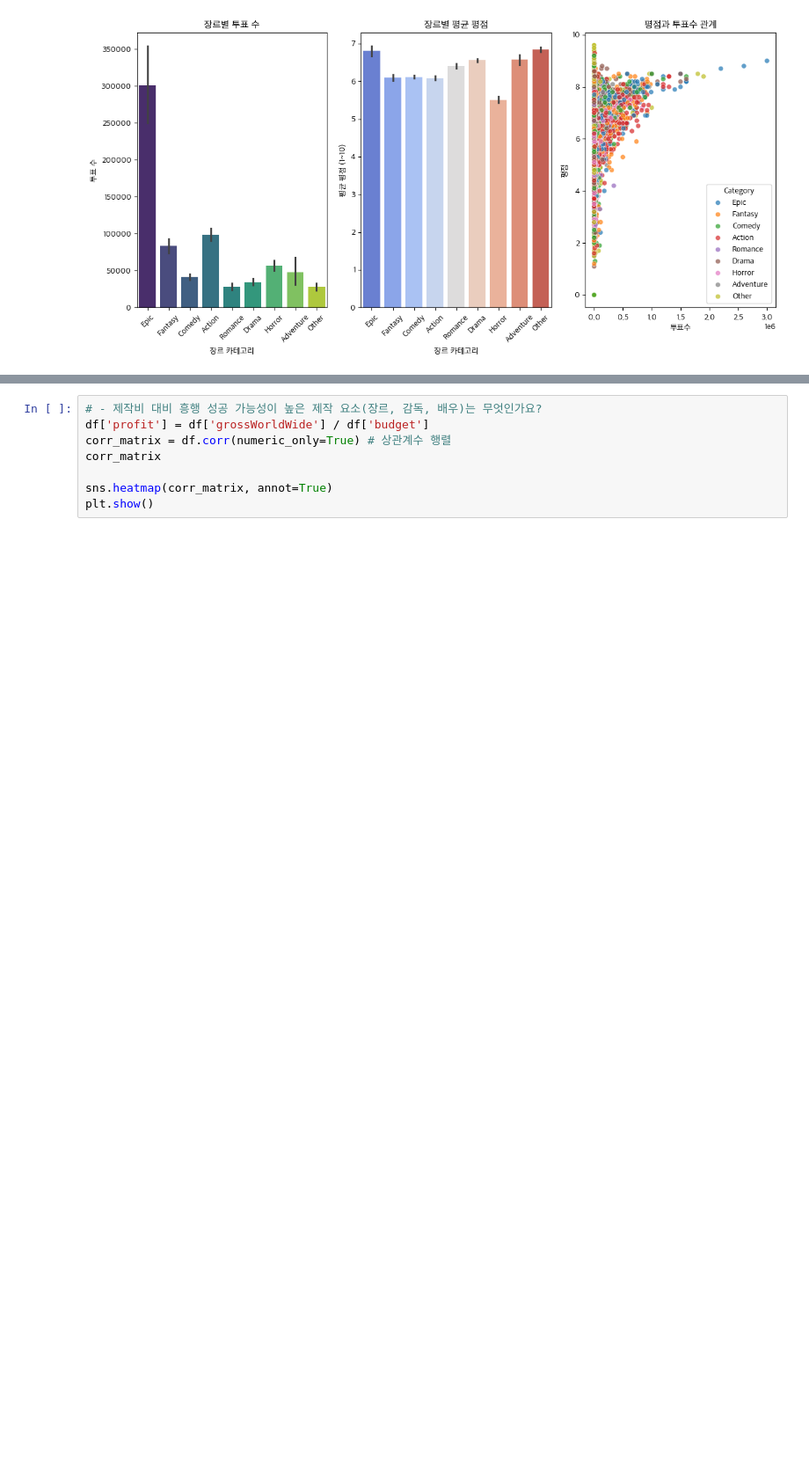
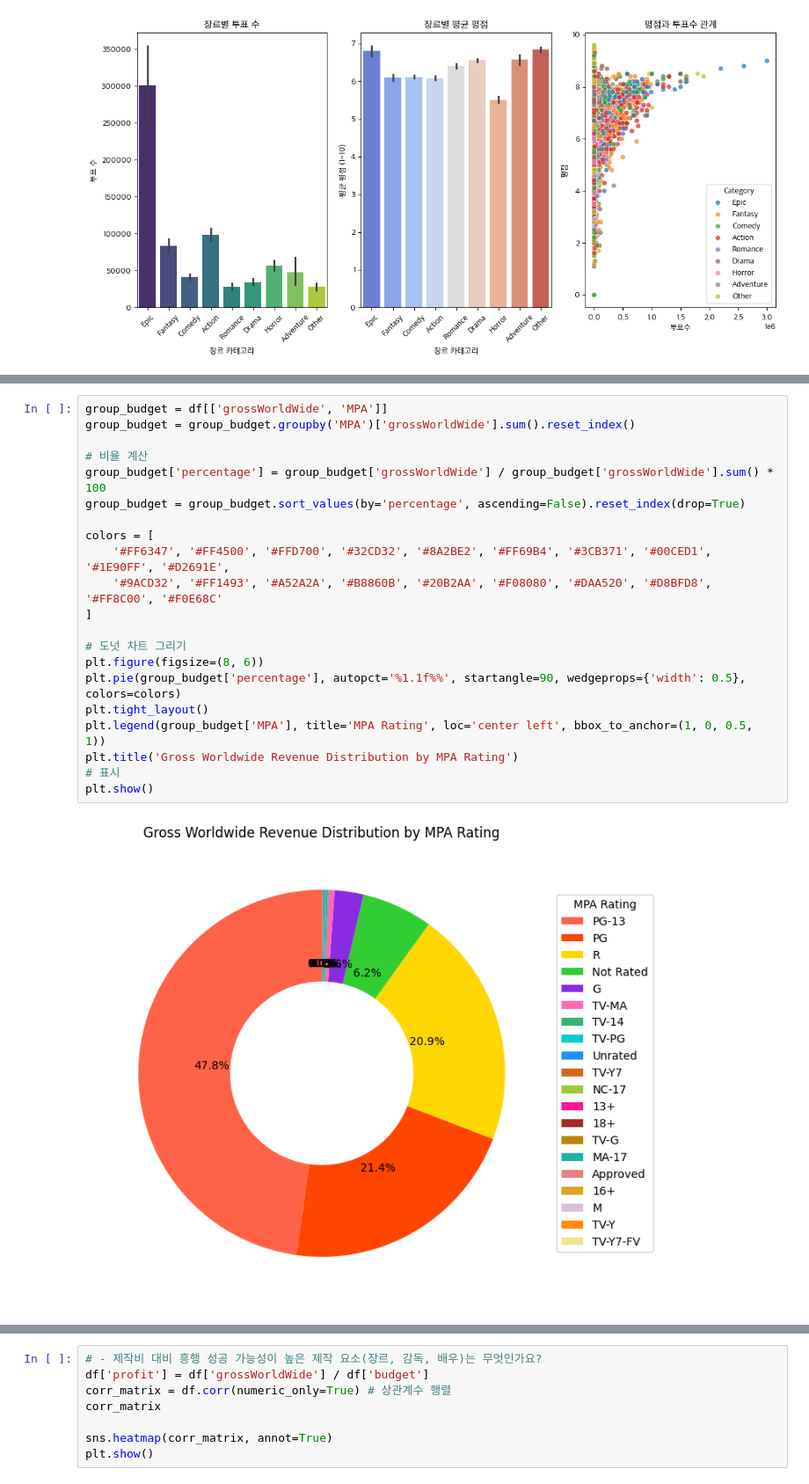
Before and after one commit to Encore-SKN-9/eda_2team, a Jupyter notebook: EDA.ipynb, the cells around one changed output, grey strips where cells are left out. Shown at 88% size. Cells and saved outputs as stored; diff of their text form; blank space fills up the shorter version.

```diff
--- a/EDA.ipynb
+++ b/EDA.ipynb
@@ -200,0 +337,23 @@ plt.show()
+# %%
+group_budget = df[['grossWorldWide', 'MPA']]
+group_budget = group_budget.groupby('MPA')['grossWorldWide'].sum().reset_index()
+
+# 비율 계산
+group_budget['percentage'] = group_budget['grossWorldWide'] / group_budget['grossWorldWide'].sum() * 100
+group_budget = group_budget.sort_values(by='percentage', ascending=False).reset_index(drop=True)
+
+colors = [
+    '#FF6347', '#FF4500', '#FFD700', '#32CD32', '#8A2BE2', '#FF69B4', '#3CB371', '#00CED1', '#1E90FF', '#D2691E',
+    '#9ACD32', '#FF1493', '#A52A2A', '#B8860B', '#20B2AA', '#F08080', '#DAA520', '#D8BFD8', '#FF8C00', '#F0E68C'
+]
+
+# 도넛 차트 그리기
+plt.figure(figsize=(8, 6))
+plt.pie(group_budget['percentage'], autopct='%1.1f%%', startangle=90, wedgeprops={'width': 0.5}, colors=colors)
+plt.tight_layout()
+plt.legend(group_budget['MPA'], title='MPA Rating', loc='center left', bbox_to_anchor=(1, 0, 0.5, 1))
+plt.title('Gross Worldwide Revenue Distribution by MPA Rating')
+# 표시
+plt.show()
+# %% [output]
+[figure, added]
```
Also changed, not shown: parts of 88 cells of this notebook.
